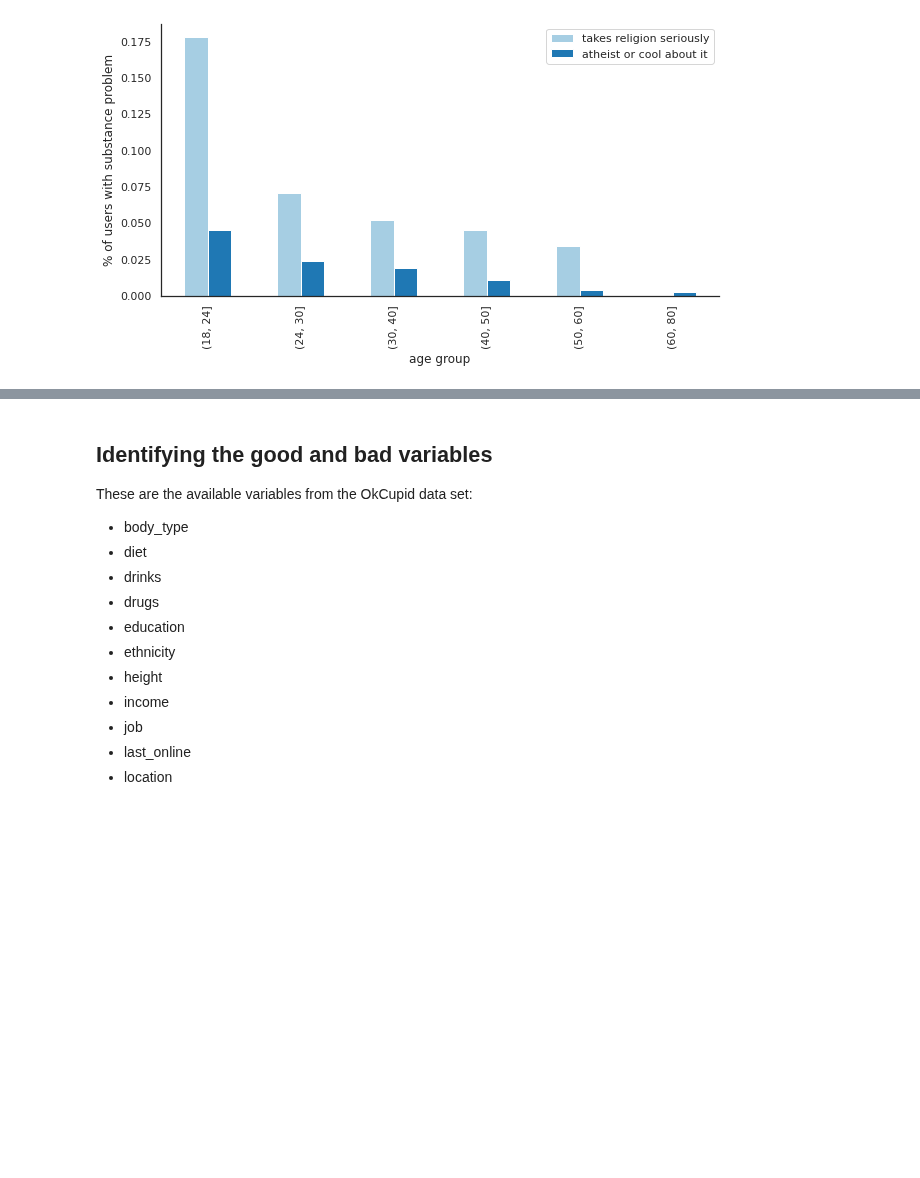
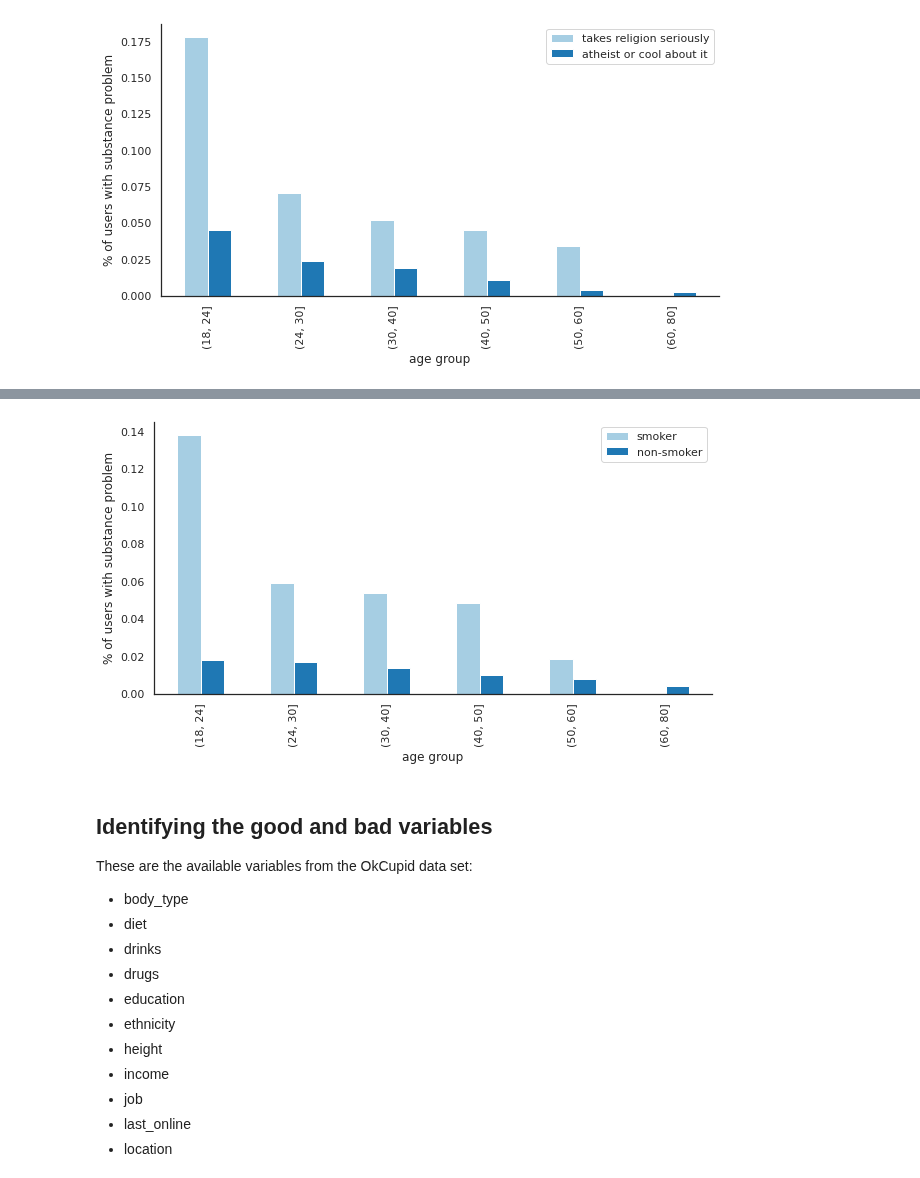
Before and after one commit to brunoarine/substance-problem-study, a Jupyter notebook: notebooks/project.ipynb, the cells around one changed output, grey strips where cells are left out. Cells and saved outputs as stored; diff of their text form; code cells hidden in the pictures; blank space fills up the shorter version.

```diff
--- a/notebooks/project.ipynb
+++ b/notebooks/project.ipynb
@@ -213,3 +260,18 @@ plt.show()
+# %%
+sns.set_palette("Paired")
+
+smokes_yes = df[df["smokes"] == True].groupby("age_group")["abuse"].mean().to_frame()
+smokes_no = df[df["smokes"] == False].groupby("age_group")["abuse"].mean().to_frame()
+smokes = pd.concat([smokes_yes, smokes_no], axis=1)
+smokes.columns = ["smoker", "non-smoker"]
+
+smokes.plot.bar(figsize=(10,5))
+plt.ylabel("% of users with substance problem")
+plt.xlabel("age group")
+sns.despine()
+plt.show()
+# %% [output]
+[figure, added]
 # %% [markdown]
 ## Identifying the good and bad variables
 
```
Also changed, not shown: parts of 15 cells of this notebook.
